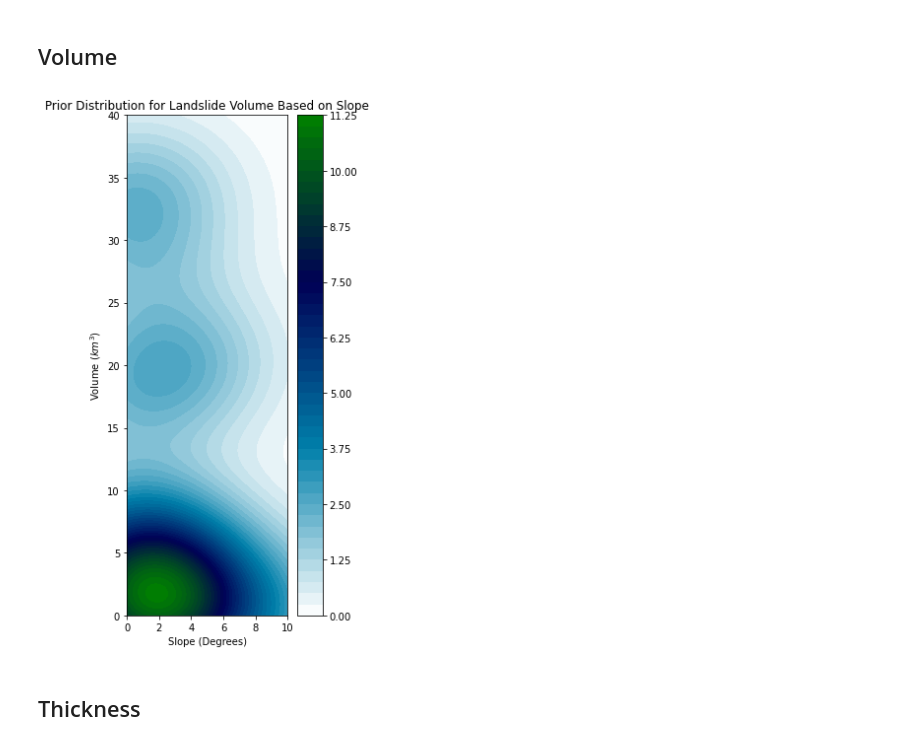
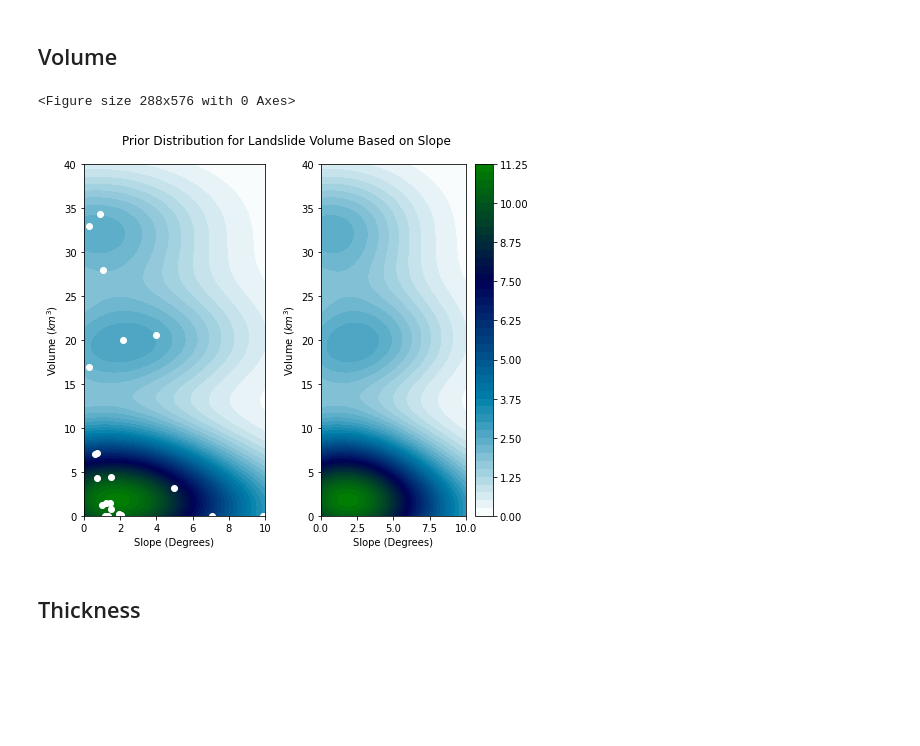
Before and after one commit to jpw37/tsunamibayes, a Jupyter notebook: landslide_priors/Landslide_Priors.ipynb, the cells around one changed output. Saved outputs shown, nothing was run; the diff lists cells and outputs as text; code cells hidden in the pictures; blank space fills up the shorter version.

Commit message:
Update distributions and logpdfs

```diff
--- a/landslide_priors/Landslide_Priors.ipynb
+++ b/landslide_priors/Landslide_Priors.ipynb
@@ -74,22 +74,36 @@ def gausser(x, y, sigma):
 # %%
 x = np.linspace(0, size_X, densityX)
 y = np.linspace(0, size_Y, densityY)
 X, Y = np.meshgrid(x, y)
 fig = plt.figure(figsize=(4, 8))
 
 # compute contour plot
 Z = gausser(X, Y, vol_sigma)
+
+plt.figure(figsize=(7,6))
+plt.subplot(121)
+plt.contourf(X, Y, Z, contourDensity, cmap='ocean_r')
+plt.scatter(meanSlope_2D, volume_2D, c='1')
+
+# set plot attributes
+plt.xlabel("Slope (Degrees)")
+plt.ylabel("Volume ($km^3$)")
+plt.ylim(0, 40)
+
+plt.subplot(122)
 plt.contourf(X, Y, Z, contourDensity, cmap='ocean_r')
 
 # set plot attributes
 plt.colorbar()
-plt.title("Prior Distribution for Landslide Volume Based on Slope")
 plt.xlabel("Slope (Degrees)")
 plt.ylabel("Volume ($km^3$)")
+
+plt.suptitle("Prior Distribution for Landslide Volume Based on Slope")
 plt.tight_layout()
 plt.show()
 # %% [output]
+<Figure size 288x576 with 0 Axes>
-[figure, old version]
+[figure, new version]
 # %% [markdown]
 ## Thickness
 # %%
```
Also changed, not shown: parts of 2 cells of this notebook, 1 other file.
